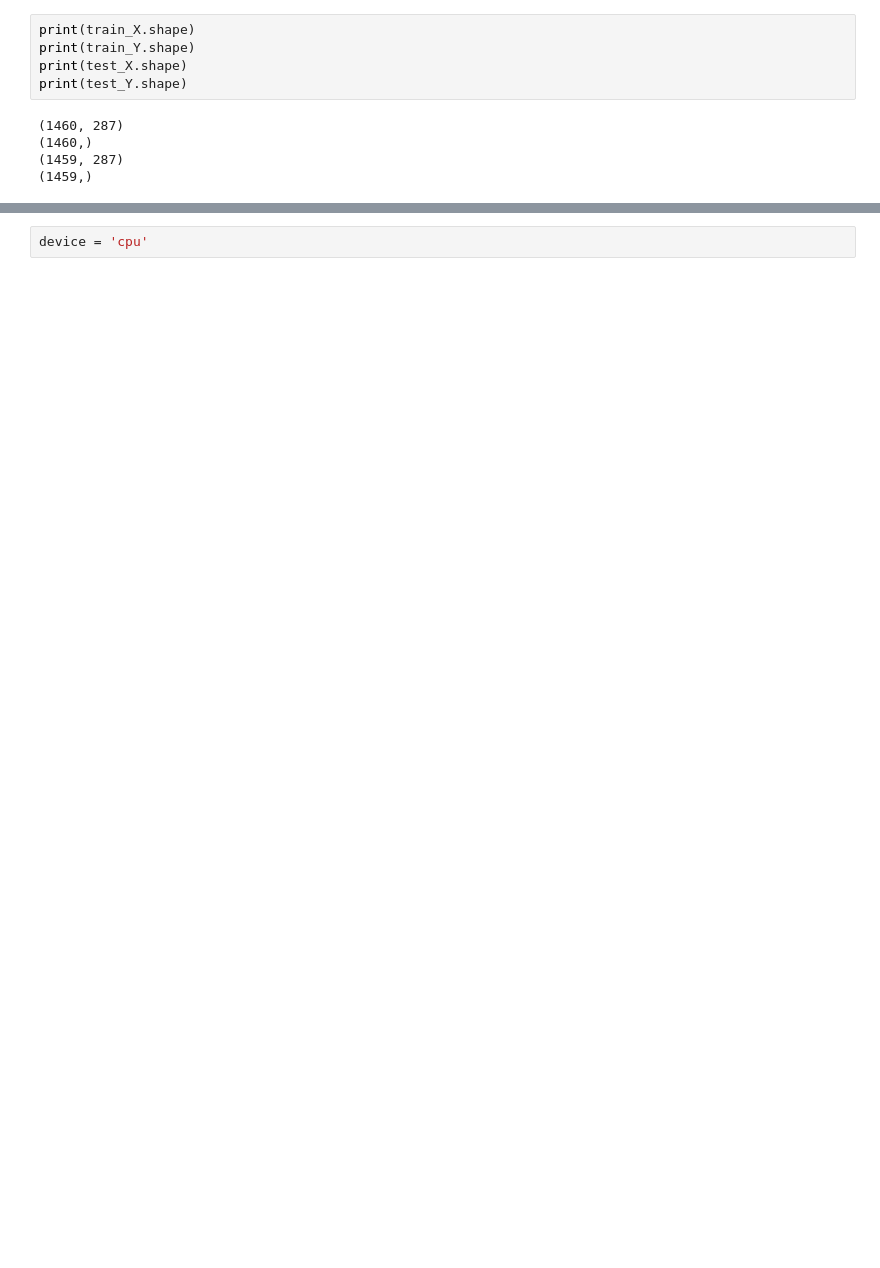
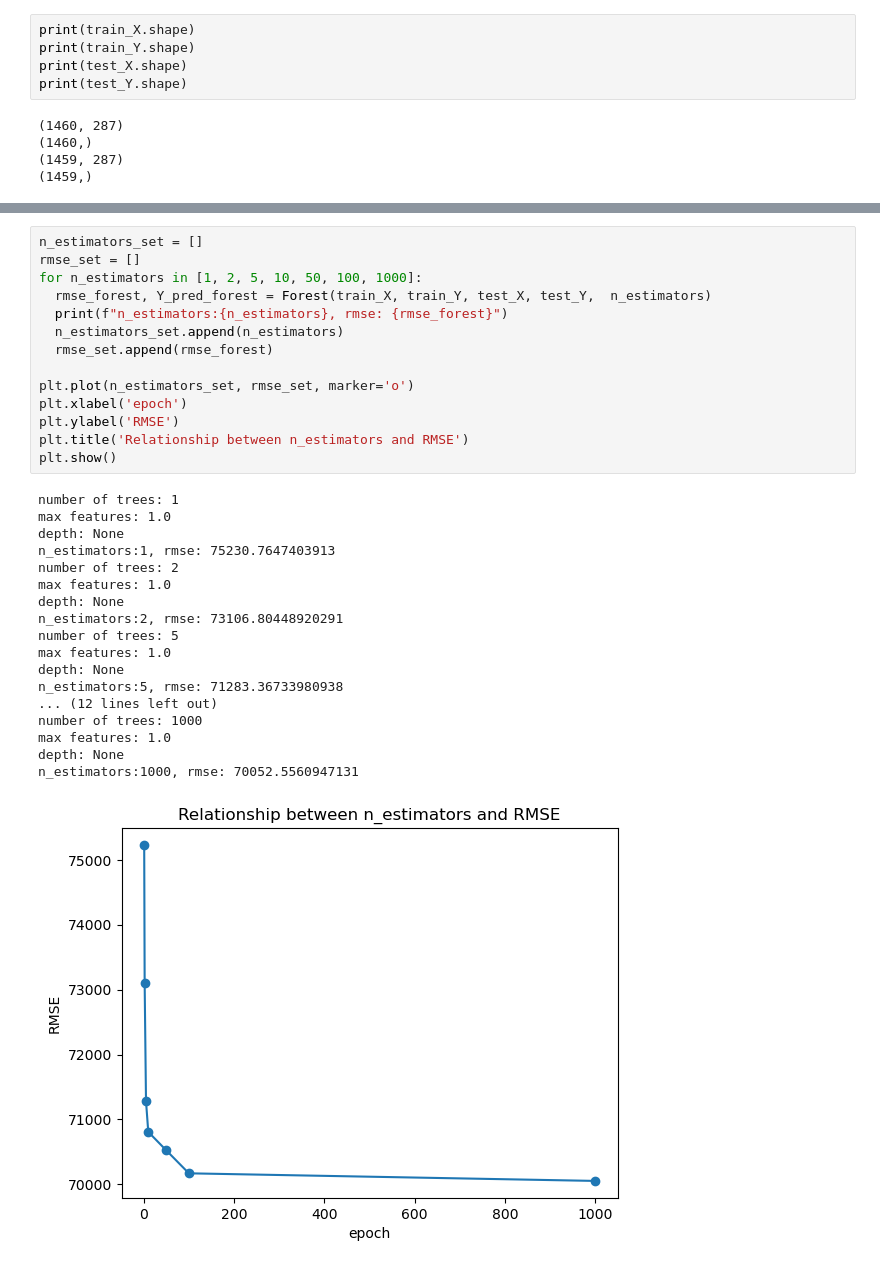
Before and after one commit to noelmrowiec/CS441, a Jupyter notebook: final_project/final_project.ipynb, the cells around one changed output, grey strips where cells are left out. Saved outputs shown, nothing was run; the diff lists cells and outputs as text; blank space fills up the shorter version.

Commit message:
random forest and knn

```diff
--- a/final_project/final_project.ipynb
+++ b/final_project/final_project.ipynb
@@ -219,2 +219,33 @@ epoch:100, DNN: 73413.39525757576
-# %%
-device = 'cpu'
+# %%
+n_estimators_set = []
+rmse_set = []
+for n_estimators in [1, 2, 5, 10, 50, 100, 1000]:
+  rmse_forest, Y_pred_forest = Forest(train_X, train_Y, test_X, test_Y,  n_estimators)
+  print(f"n_estimators:{n_estimators}, rmse: {rmse_forest}")
+  n_estimators_set.append(n_estimators)
+  rmse_set.append(rmse_forest)
+
+plt.plot(n_estimators_set, rmse_set, marker='o')
+plt.xlabel('epoch')
+plt.ylabel('RMSE')
+plt.title('Relationship between n_estimators and RMSE')
+plt.show()
+# %% [output]
+number of trees: 1
+max features: 1.0
+depth: None
+n_estimators:1, rmse: 75230.7647403913
+number of trees: 2
+max features: 1.0
+depth: None
+n_estimators:2, rmse: 73106.80448920291
+number of trees: 5
+max features: 1.0
+depth: None
+n_estimators:5, rmse: 71283.36733980938
+... (12 lines left out)
+number of trees: 1000
+max features: 1.0
+depth: None
+n_estimators:1000, rmse: 70052.5560947131
+[figure, added]
```
Also changed, not shown: parts of 5 cells of this notebook.
